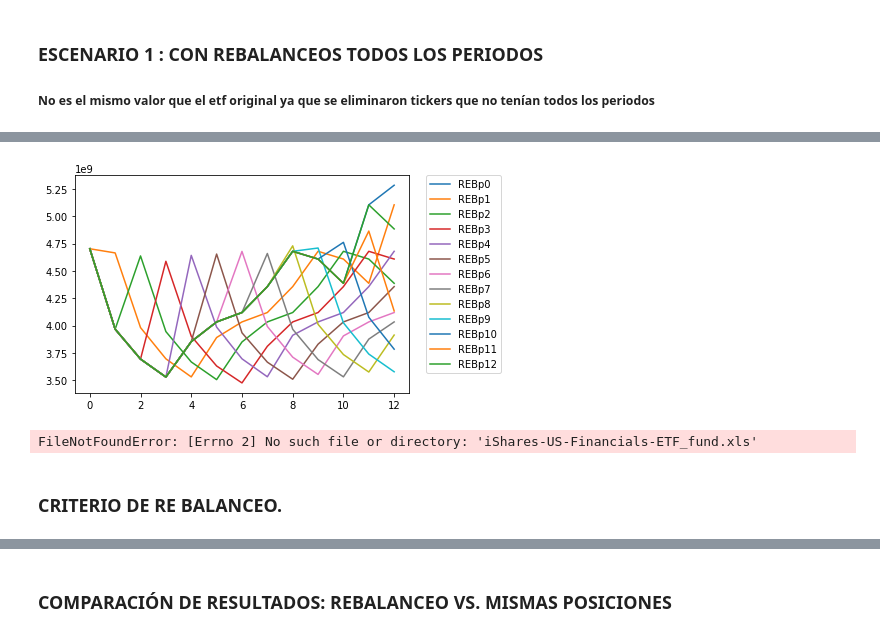
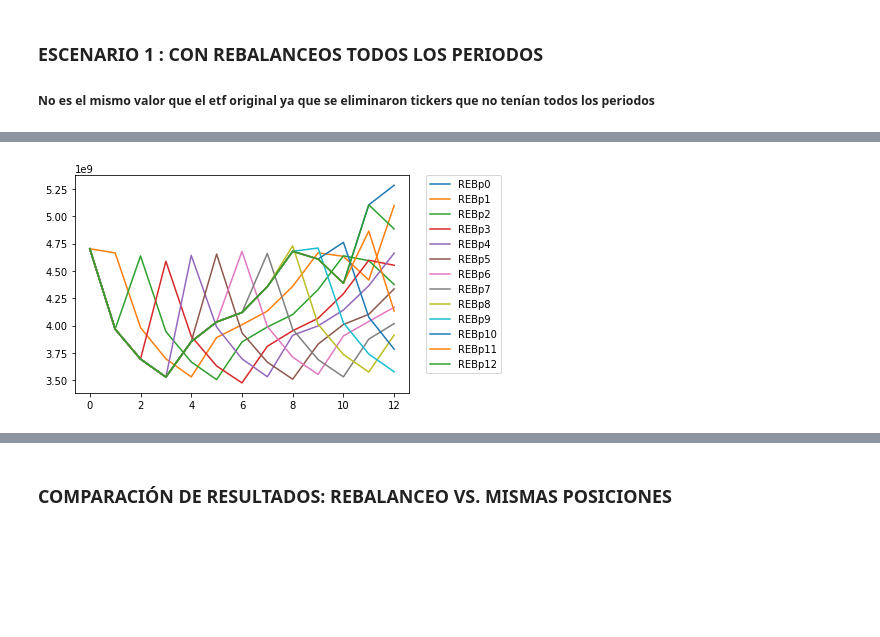
Before and after one commit to Marisolcantarero95/TRADING, a Jupyter notebook: Lab1_EqA/Lab1.ipynb, the cells around one changed output, grey strips where cells are left out. Saved outputs shown, nothing was run; the diff lists cells and outputs as text; code cells hidden in the pictures; blank space fills up the shorter version.

```diff
--- a/Lab1_EqA/Lab1.ipynb
+++ b/Lab1_EqA/Lab1.ipynb
@@ -169,28 +183,17 @@ Shares = DtF2.set_index(indice[0])
 # %%
-#FUNCIÓN PARA CALCULAR VALOR DEL ETF CON TICKERS AJUSTADOS
-def v_etf1(narch):
+# FUNCIÓN PARA AJUSTE PESOS DE REBALANCEOS
+def v_etf2(narch,preb):
     v_etf2 = []
-    for i in range(narch):
+    for i in range(preb):
         H = 'Holdings'+str(i)+''
-        st = []
-        pr = []
-        if type(Prices[H][0]) == np.float64:
-            for i in Shares[H]:
-                string = float(i.replace(',',''))
-                st.append(string)
-            a1 = Weights[H]*Prices[H]*st
-            v_etf1 = sum(a1)
-            v_etf2.append(v_etf1)
-        else:
-            for i in Shares[H]:
-                string = float(i.replace(',',''))
-                st.append(string)
-            for j in Prices[H]:
-                prices = float(j.replace(',',''))
-                pr.append(prices)
-            a1 = Weights[H]*pr*st
-            v_etf1 = sum(a1)
-            v_etf2.append(v_etf1)
+        P,S = str_to_float(Prices[H]) , str_to_float(Shares[H])
+        a1 = Weights['Holdings0']*P*S
+        v_etf1 = sum(a1)
+        v_etf2.append(v_etf1)
+    for i in range(narch-preb):
+        H = 'Holdings'+str(i)+''
+        P,S = str_to_float(Prices[H]) , str_to_float(Shares[H])
+        a1 = Weights['Holdings'+str(preb)+'']*P*S
+        v_etf1 = sum(a1)
+        v_etf2.append(v_etf1)
     return(v_etf2)
-v_etf1 = v_etf1(narch)
-v_etf1
@@ -260,7 +200,7 @@ def v_etf3(narch,preb):
 # %%
 REBcomp = pd.DataFrame()
 for i in range(narch):
-    REBcomp['REBp'+str(i)+''] = v_etf3(narch,i)
+    REBcomp['REBp'+str(i)+''] = v_etf2(narch,i)
 REBcomp
 # %% [output]
 |  | REBp0 | REBp1 | REBp2 | REBp3 | REBp4 | REBp5 | REBp6 | REBp7 | REBp8 | REBp9 | REBp10 | ... |
@@ -280,7 +220,8 @@ REBcomp
 # %%
+Idx = REBcomp.columns
 for i in range(len(Idx)):
     plt.plot(REBcomp['REBp'+str(i)+''], label = Idx[i])
 plt.legend(bbox_to_anchor=(1.05, 1), loc=2, borderaxespad=0.)
 plt.show()
 # %% [output]
-[figure, old version]
+[figure, new version]
@@ -290,10 +227,0 @@ plt.show()
-# %%
-# Desviación estandar
-nav = pd.read_excel('iShares-US-Financials-ETF_fund.xls',sheet_name=1, index_col= 0)
-nav = nav["NAV per Share"][378:630]
-#nav = list(nav)
-#nav.reverse()
-desv1 = np.std(nav)
-mean1 = np.mean(nav)
-# %% [output]
-FileNotFoundError: [Errno 2] No such file or directory: 'iShares-US-Financials-ETF_fund.xls'
@@ -302,2 +227,0 @@ nav
-# %% [markdown]
-### CRITERIO DE RE BALANCEO.
```
Also changed, not shown: parts of 19 cells of this notebook.
